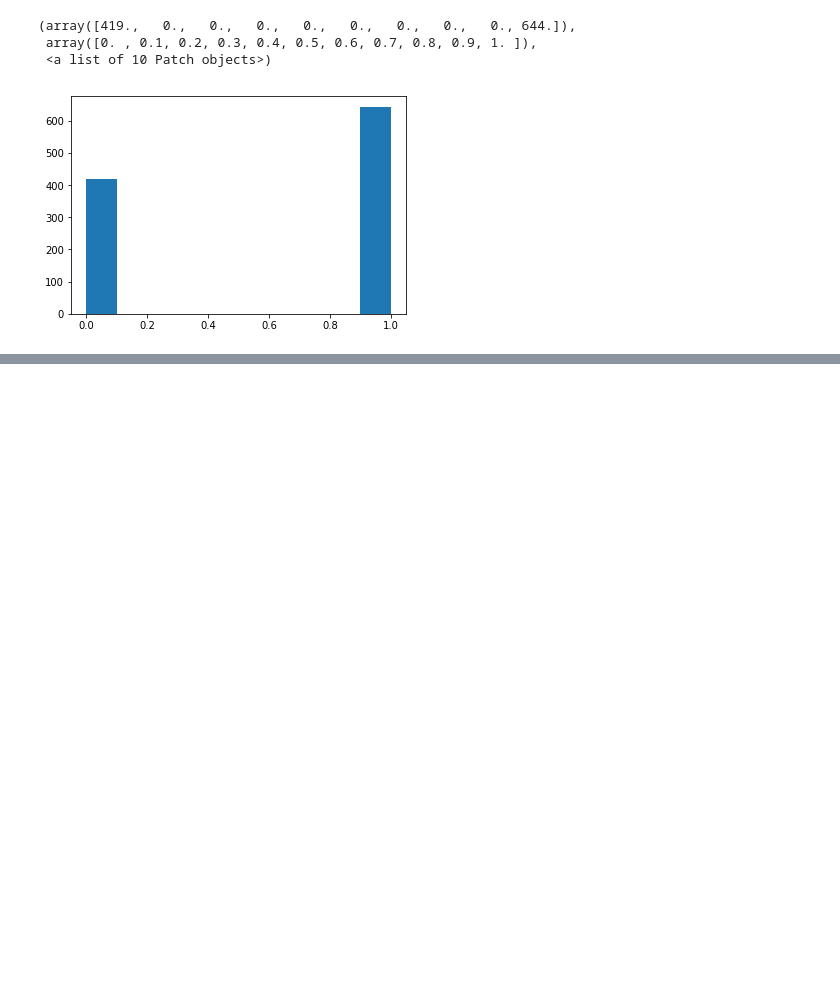
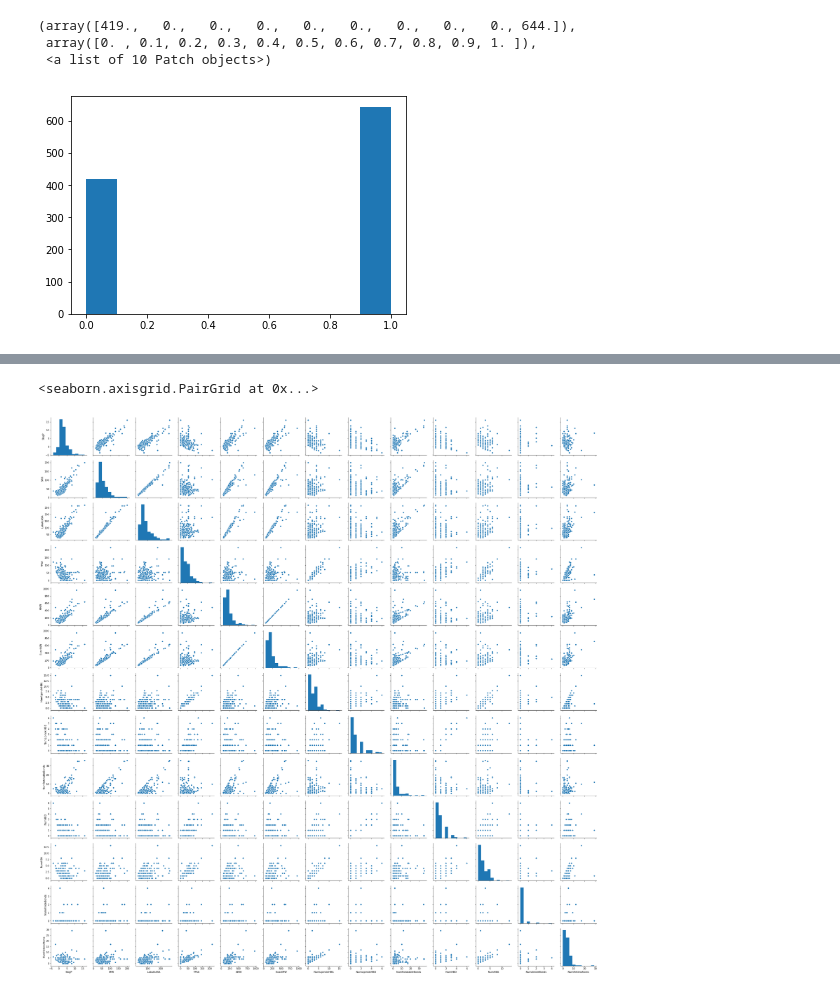
Before and after one commit to chembed/DeepChEmbed, a Jupyter notebook: deepchembed/notebook_scripts/bod_rdkit_explore.ipynb, the cells around one changed output, grey strips where cells are left out. Saved outputs shown, nothing was run; the diff lists cells and outputs as text; code cells hidden in the pictures; blank space fills up the shorter version.

Commit message:
added some scatterplots

```diff
--- a/deepchembed/notebook_scripts/bod_rdkit_explore.ipynb
+++ b/deepchembed/notebook_scripts/bod_rdkit_explore.ipynb
@@ -87,0 +107,7 @@ def cluster_acc(y_true, y_predict):
+# %%
+sample_for_plot=df.sample(frac=0.2)
+# %%
+sns.pairplot(sample_for_plot[df.columns[5:20]])
+# %% [output]
+<seaborn.axisgrid.PairGrid at 0x...>
+[figure, added]
```
Also changed, not shown: parts of 7 cells of this notebook.
